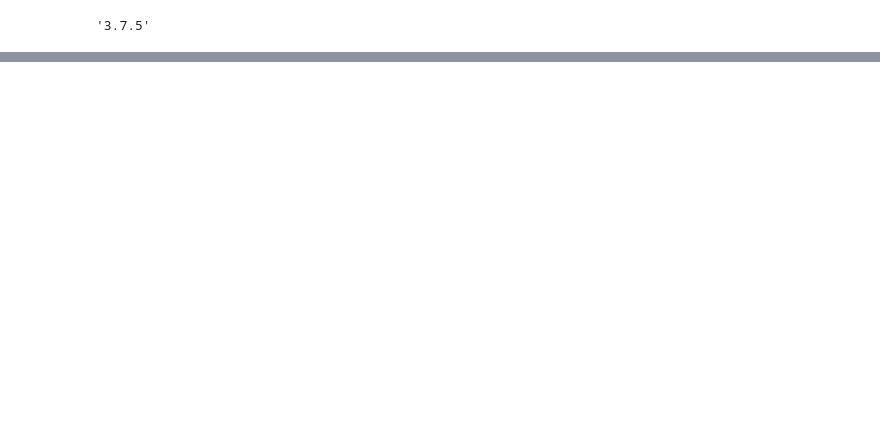
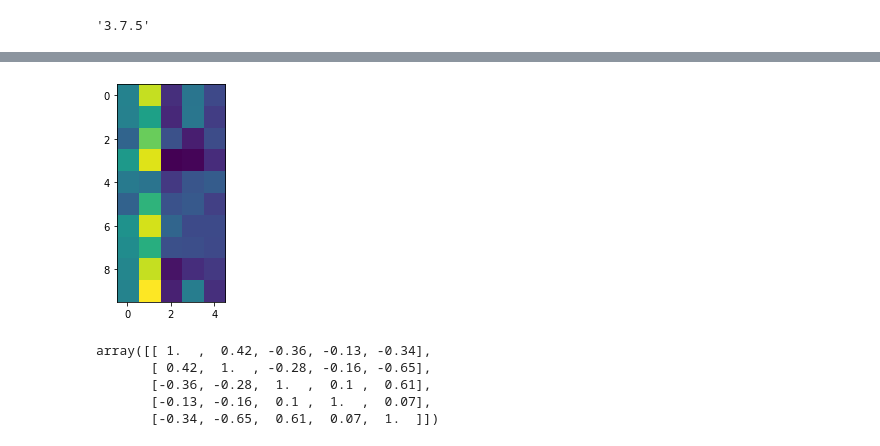
Before and after one commit to billtubbs/mech-575, a Jupyter notebook: Chapter-1-singular-value-decomposition.ipynb, the cells around one changed output, grey strips where cells are left out. Saved outputs shown, nothing was run; the diff lists cells and outputs as text; code cells hidden in the pictures; blank space fills up the shorter version.

```diff
--- a/Chapter-1-singular-value-decomposition.ipynb
+++ b/Chapter-1-singular-value-decomposition.ipynb
@@ -298,0 +362,15 @@ plt.show()
+# %%
+plt.imshow(x_data)
+plt.show()
+# %% [output]
+[figure, added]
+# %%
+# Pearson product-moment correlation coefficients
+corr_coefs = np.corrcoef(x_data, rowvar=False).round(2)
+corr_coefs
+# %% [output]
+array([[ 1.  ,  0.42, -0.36, -0.13, -0.34],
+       [ 0.42,  1.  , -0.28, -0.16, -0.65],
+       [-0.36, -0.28,  1.  ,  0.1 ,  0.61],
+       [-0.13, -0.16,  0.1 ,  1.  ,  0.07],
+       [-0.34, -0.65,  0.61,  0.07,  1.  ]])
```
Also changed, not shown: parts of 53 cells of this notebook.
